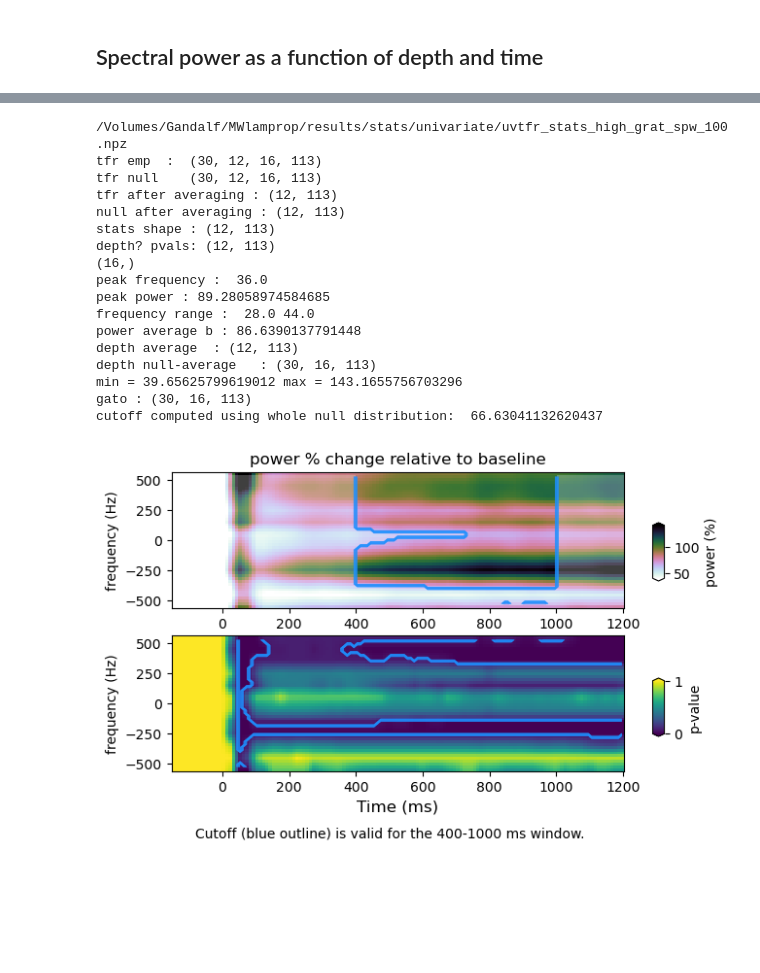
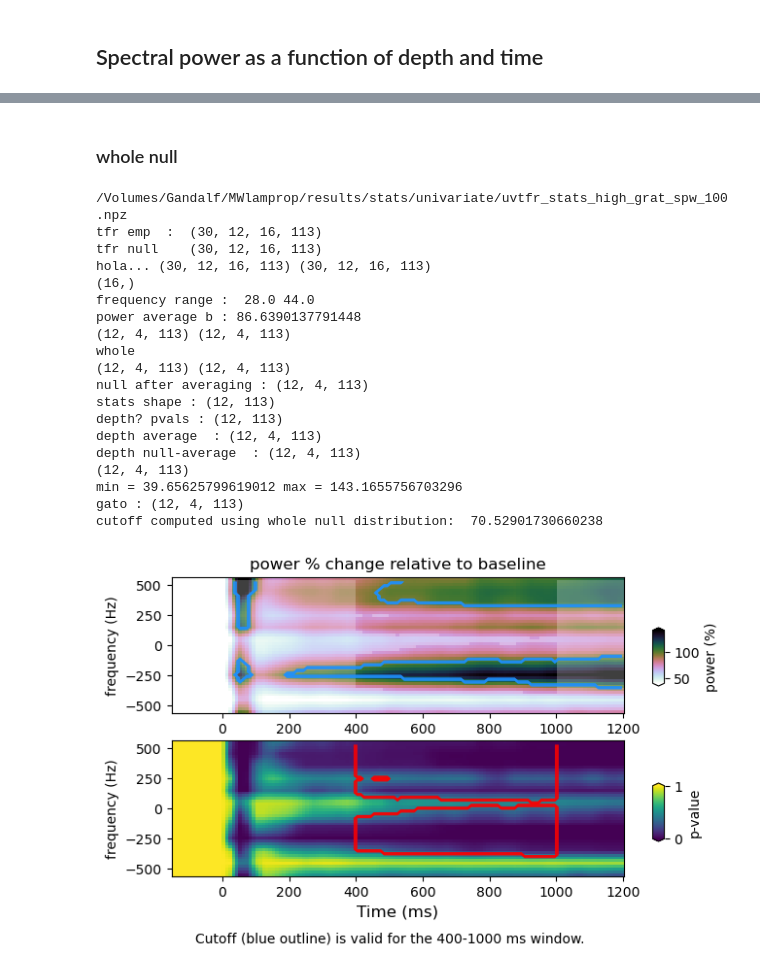
Before and after one commit to nicogravel/tfrStats, a Jupyter notebook: docs/html/notebooks/statistical_approach.ipynb, the cells around one changed output, grey strips where cells are left out. Cells and saved outputs as stored; diff of their text form; code cells hidden in the pictures; blank space fills up the shorter version.

```diff
--- a/docs/html/notebooks/statistical_approach.ipynb
+++ b/docs/html/notebooks/statistical_approach.ipynb
@@ -778,6 +25,7 @@ def coloroffset(min_val, max_val, k):
 # %%
-in_path   = '/Volumes/... .../data/'
-out_path  = '/Volumes/.../stats/univariate/'
+from tfrStats.plot_tfr_stats import plot_tfr_stats as plot_tfr_stats
+from tfrStats.plot_dtfr_stats import plot_dtfr_stats as plot_dtfr_stats
+
 
 in_path   = '/Volumes/Gandalf/MWlamprop/data/'
 out_path  = '/Volumes/Gandalf/MWlamprop/results/stats/univariate/'
@@ -1280,32 +181,36 @@ def cluster_correction(stats, tfr_null, cluster_size, alpha):
+# %% [markdown]
+###  whole null
 # %%
 null         = [0, 95] #     results   = ['_100', '_100_minmax']
 alpha        = 0.05
 correction   = 1
-cluster_size = 2
+cluster_size = 0
 fband        = 1
 cond         = 0
 type         = 'whole'
 
 plot_dtfr_stats(out_path, cond, fband, null, correction, cluster_size, type, alpha)  # pick ther min-max results and turn them into p-values
 # %% [output]
 /Volumes/Gandalf/MWlamprop/results/stats/univariate/uvtfr_stats_high_grat_spw_100.npz
 tfr emp  :  (30, 12, 16, 113)
 tfr null    (30, 12, 16, 113)
-tfr after averaging : (12, 113)
-null after averaging : (12, 113)
-stats shape : (12, 113)
-depth? pvals: (12, 113)
+hola... (30, 12, 16, 113) (30, 12, 16, 113)
 (16,)
-peak frequency :  36.0
-peak power : 89.28058974584685
 frequency range :  28.0 44.0
 power average b : 86.6390137791448
-depth average  : (12, 113)
-depth null-average   : (30, 16, 113)
+(12, 4, 113) (12, 4, 113)
+whole
+(12, 4, 113) (12, 4, 113)
+null after averaging : (12, 4, 113)
+stats shape : (12, 113)
+depth? pvals : (12, 113)
+depth average  : (12, 4, 113)
+depth null-average  : (12, 4, 113)
+(12, 4, 113)
 min = 39.65625799619012 max = 143.1655756703296
-gato : (30, 16, 113)
-cutoff computed using whole null distribution:  66.63041132620437
+gato : (12, 4, 113)
+cutoff computed using whole null distribution:  70.52901730660238
-[figure, old version]
+[figure, new version]
 # %%
 null         = [0, 95] #     results   = ['_100', '_100_minmax']
 alpha        = 0.05
```
Also changed, not shown: parts of 16 cells of this notebook, 23 other files.
